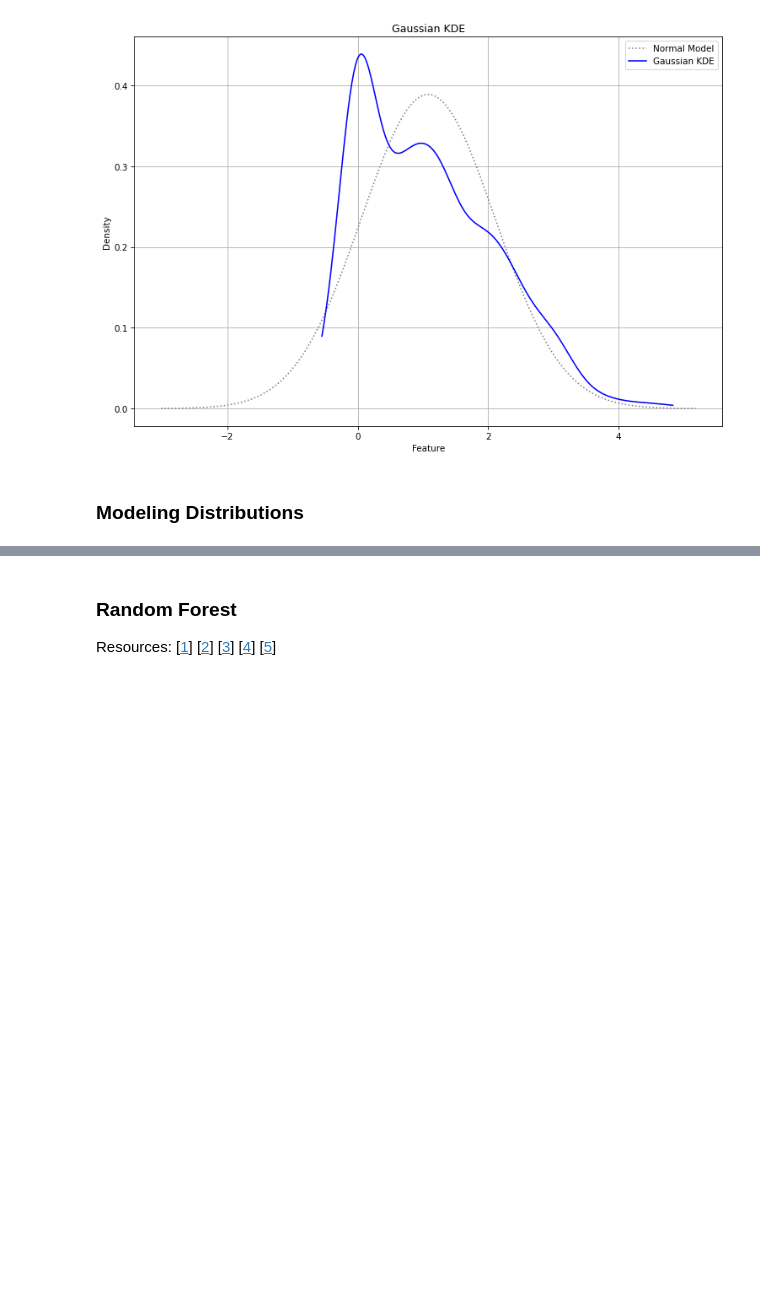
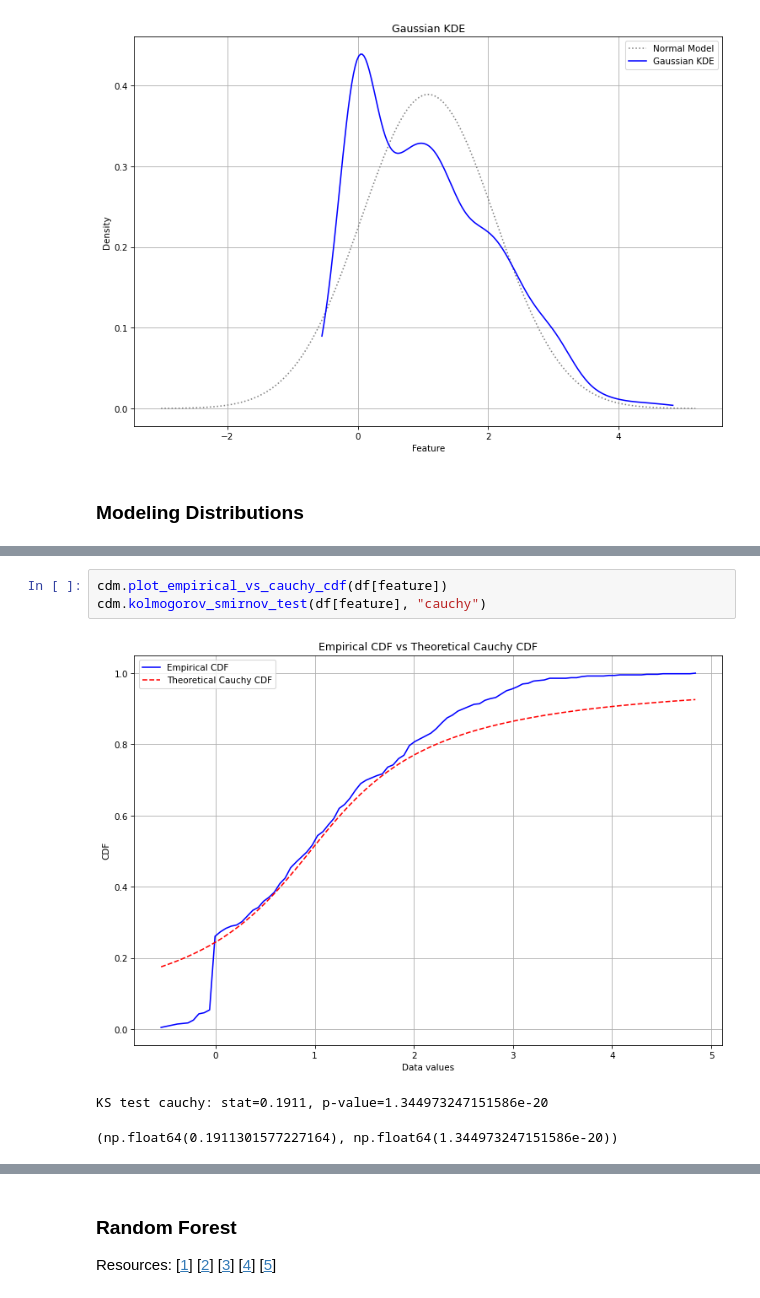
Before and after one commit to thedanicode24/moneypuck-data, a Jupyter notebook: player/matthews.ipynb, the cells around one changed output, grey strips where cells are left out. Drawn from its saved outputs; the diff is of its cells as text; blank space fills up the shorter version.

```diff
--- a/player/matthews.ipynb
+++ b/player/matthews.ipynb
@@ -124,0 +122,7 @@ KS test norm: stat=0.1133, p-value=0.0000
+# %%
+cdm.plot_empirical_vs_cauchy_cdf(df[feature])
+cdm.kolmogorov_smirnov_test(df[feature], "cauchy")
+# %% [output]
+[figure, added]
+KS test cauchy: stat=0.1911, p-value=1.344973247151586e-20
+(np.float64(0.1911301577227164), np.float64(1.344973247151586e-20))
```
Also changed, not shown: parts of 5 cells of this notebook, 3 other files.
